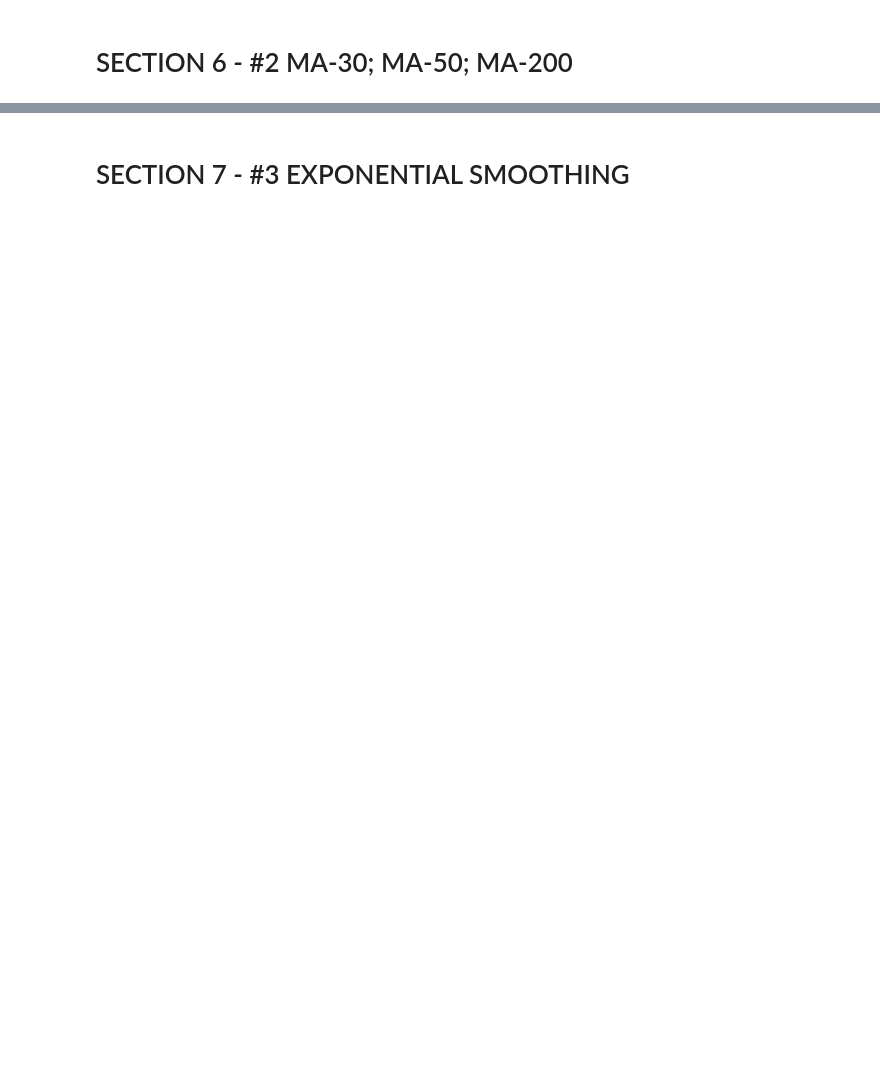
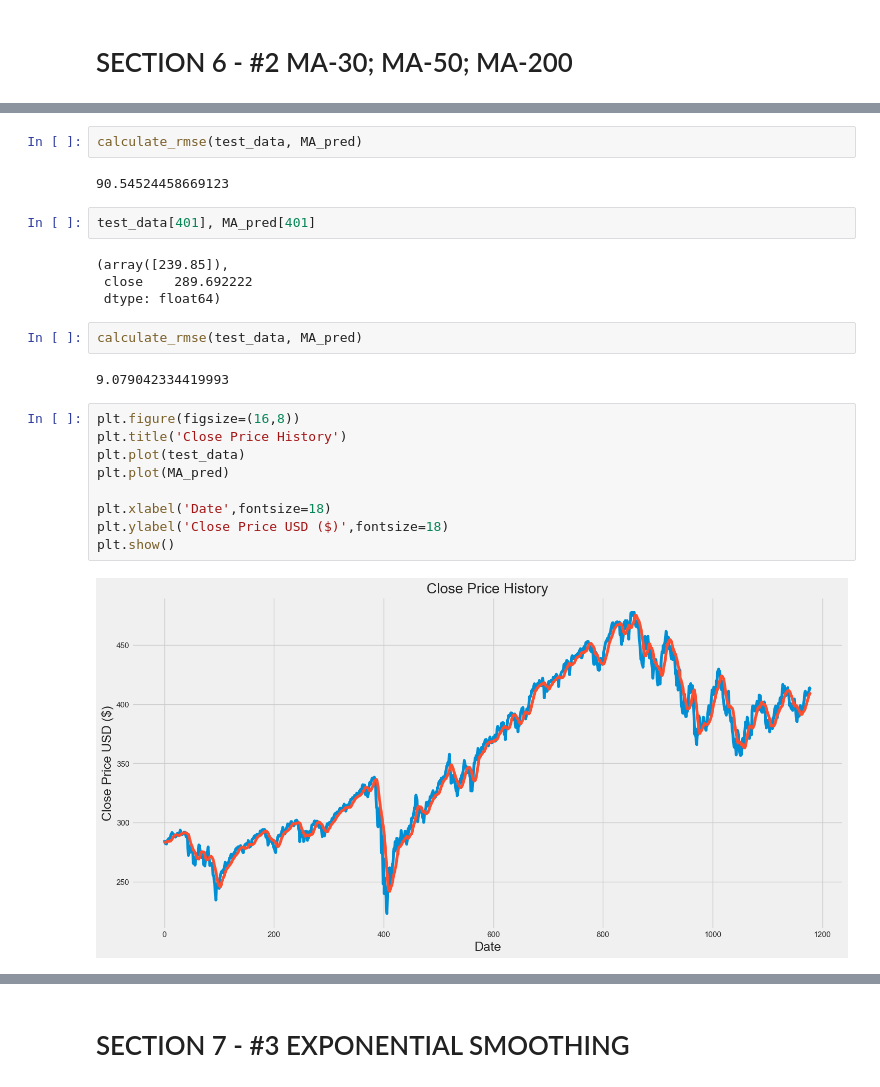
Before and after one commit to SC1015-A139-TEAM7/mini-project, a Jupyter notebook: src/SC1015_PROJECT_DRAFT1.ipynb, the cells around one changed output, grey strips where cells are left out. Saved outputs shown, nothing was run; the diff lists cells and outputs as text; blank space fills up the shorter version.

```diff
--- a/src/SC1015_PROJECT_DRAFT1.ipynb
+++ b/src/SC1015_PROJECT_DRAFT1.ipynb
@@ -146,0 +214,25 @@ for i in range(60,len(train_data)):
+# %%
+calculate_rmse(test_data, MA_pred)
+# %% [output]
+90.54524458669123
+# %%
+test_data[401], MA_pred[401]
+# %% [output]
+(array([239.85]),
+ close    289.692222
+ dtype: float64)
+# %%
+calculate_rmse(test_data, MA_pred)
+# %% [output]
+9.079042334419993
+# %%
+plt.figure(figsize=(16,8))
+plt.title('Close Price History')
+plt.plot(test_data)
+plt.plot(MA_pred)
+
+plt.xlabel('Date',fontsize=18)
+plt.ylabel('Close Price USD ($)',fontsize=18)
+plt.show()
+# %% [output]
+[figure, added]
```
Also changed, not shown: parts of 31 cells of this notebook, 1 other file.
